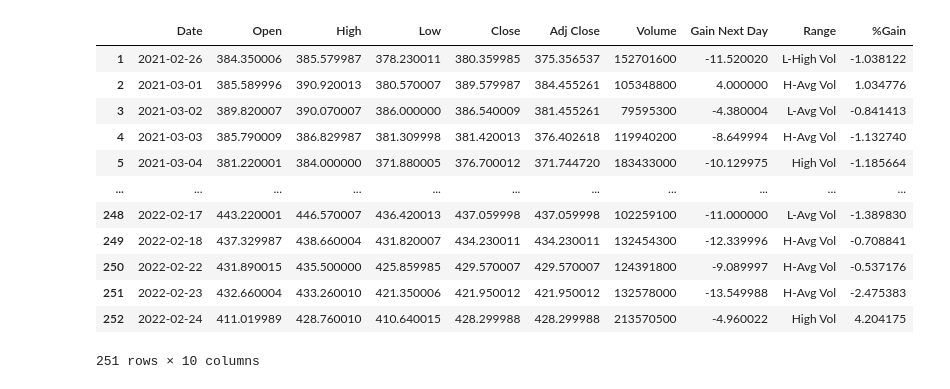
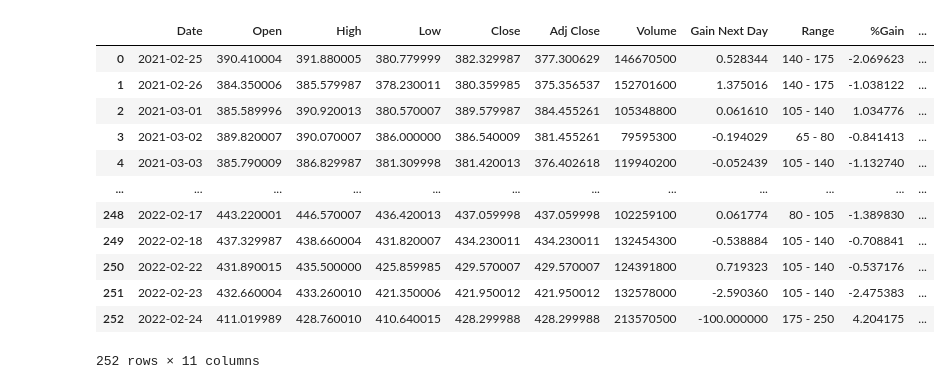
Before and after one commit to evanbruno617/statistical_stock_data, a Jupyter notebook: testing_analysis.ipynb, the cells around one changed output. Cells and saved outputs as stored; diff of their text form; code cells hidden in the pictures.

Commit message:
Added next day gain data to sheet and provided statistical data relative to each category

```diff
--- a/testing_analysis.ipynb
+++ b/testing_analysis.ipynb
@@ -21,26 +27,28 @@ Name: Volume, dtype: float64
 # %%
-bins = [0, 35000000, 70000000, 105000000, 140000000, 175000000, 250000000]
+bins = [0, 50000000, 65000000, 80000000, 105000000, 140000000, 175000000, 250000000]
 
-group_labels = ["Low Vol", "A-Low Vol", "L-Avg Vol", "H-Avg Vol", "L-High Vol", "High Vol"]
+group_labels = ["< 50 mil", "50 - 65", "65 - 80", "80 - 105", "105 - 140", "140 - 175", "175 - 250"]
 
 spy_data_df["Range"] = pd.cut(spy_data_df["Volume"], bins, labels=group_labels)
 
 spy_data_df["%Gain"] = (spy_data_df["Close"] - spy_data_df["Open"]) / spy_data_df["Open"] *100
 
+spy_data_df["Range of the day"] = spy_data_df["High"] - spy_data_df["Low"]
+
 spy_data_df = spy_data_df.dropna()
 
 spy_data_df
 # %% [output]
-|  | Date | Open | High | Low | Close | Adj Close | Volume | Gain Next Day | Range | %Gain |
-| 1 | 2021-02-26 | 384.350006 | 385.579987 | 378.230011 | 380.359985 | 375.356537 | 152701600 | -11.520020 | L-High Vol | -1.038122 |
-| 2 | 2021-03-01 | 385.589996 | 390.920013 | 380.570007 | 389.579987 | 384.455261 | 105348800 | 4.000000 | H-Avg Vol | 1.034776 |
-| 3 | 2021-03-02 | 389.820007 | 390.070007 | 386.000000 | 386.540009 | 381.455261 | 79595300 | -4.380004 | L-Avg Vol | -0.841413 |
-| 4 | 2021-03-03 | 385.790009 | 386.829987 | 381.309998 | 381.420013 | 376.402618 | 119940200 | -8.649994 | H-Avg Vol | -1.132740 |
-| 5 | 2021-03-04 | 381.220001 | 384.000000 | 371.880005 | 376.700012 | 371.744720 | 183433000 | -10.129975 | High Vol | -1.185664 |
-| ... | ... | ... | ... | ... | ... | ... | ... | ... | ... | ... |
-| 248 | 2022-02-17 | 443.220001 | 446.570007 | 436.420013 | 437.059998 | 437.059998 | 102259100 | -11.000000 | L-Avg Vol | -1.389830 |
-| 249 | 2022-02-18 | 437.329987 | 438.660004 | 431.820007 | 434.230011 | 434.230011 | 132454300 | -12.339996 | H-Avg Vol | -0.708841 |
-| 250 | 2022-02-22 | 431.890015 | 435.500000 | 425.859985 | 429.570007 | 429.570007 | 124391800 | -9.089997 | H-Avg Vol | -0.537176 |
-| 251 | 2022-02-23 | 432.660004 | 433.260010 | 421.350006 | 421.950012 | 421.950012 | 132578000 | -13.549988 | H-Avg Vol | -2.475383 |
-| 252 | 2022-02-24 | 411.019989 | 428.760010 | 410.640015 | 428.299988 | 428.299988 | 213570500 | -4.960022 | High Vol | 4.204175 |
+|  | Date | Open | High | Low | Close | Adj Close | Volume | Gain Next Day | Range | %Gain | ... |
+| 0 | 2021-02-25 | 390.410004 | 391.880005 | 380.779999 | 382.329987 | 377.300629 | 146670500 | 0.528344 | 140 - 175 | -2.069623 | ... |
+| 1 | 2021-02-26 | 384.350006 | 385.579987 | 378.230011 | 380.359985 | 375.356537 | 152701600 | 1.375016 | 140 - 175 | -1.038122 | ... |
+| 2 | 2021-03-01 | 385.589996 | 390.920013 | 380.570007 | 389.579987 | 384.455261 | 105348800 | 0.061610 | 105 - 140 | 1.034776 | ... |
+| 3 | 2021-03-02 | 389.820007 | 390.070007 | 386.000000 | 386.540009 | 381.455261 | 79595300 | -0.194029 | 65 - 80 | -0.841413 | ... |
+| 4 | 2021-03-03 | 385.790009 | 386.829987 | 381.309998 | 381.420013 | 376.402618 | 119940200 | -0.052439 | 105 - 140 | -1.132740 | ... |
+| ... | ... | ... | ... | ... | ... | ... | ... | ... | ... | ... | ... |
+| 248 | 2022-02-17 | 443.220001 | 446.570007 | 436.420013 | 437.059998 | 437.059998 | 102259100 | 0.061774 | 80 - 105 | -1.389830 | ... |
+| 249 | 2022-02-18 | 437.329987 | 438.660004 | 431.820007 | 434.230011 | 434.230011 | 132454300 | -0.538884 | 105 - 140 | -0.708841 | ... |
+| 250 | 2022-02-22 | 431.890015 | 435.500000 | 425.859985 | 429.570007 | 429.570007 | 124391800 | 0.719323 | 105 - 140 | -0.537176 | ... |
+| 251 | 2022-02-23 | 432.660004 | 433.260010 | 421.350006 | 421.950012 | 421.950012 | 132578000 | -2.590360 | 105 - 140 | -2.475383 | ... |
+| 252 | 2022-02-24 | 411.019989 | 428.760010 | 410.640015 | 428.299988 | 428.299988 | 213570500 | -100.000000 | 175 - 250 | 4.204175 | ... |
-251 rows × 10 columns
+252 rows × 11 columns
```
Also changed, not shown: parts of 8 cells of this notebook, 1 other file.
